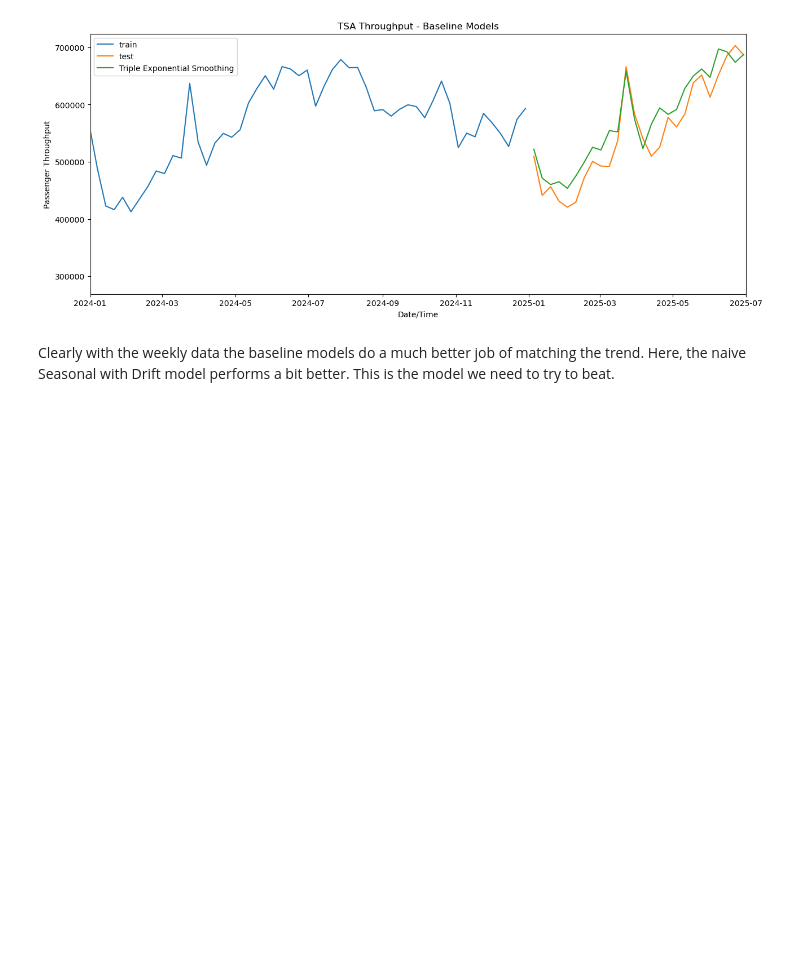
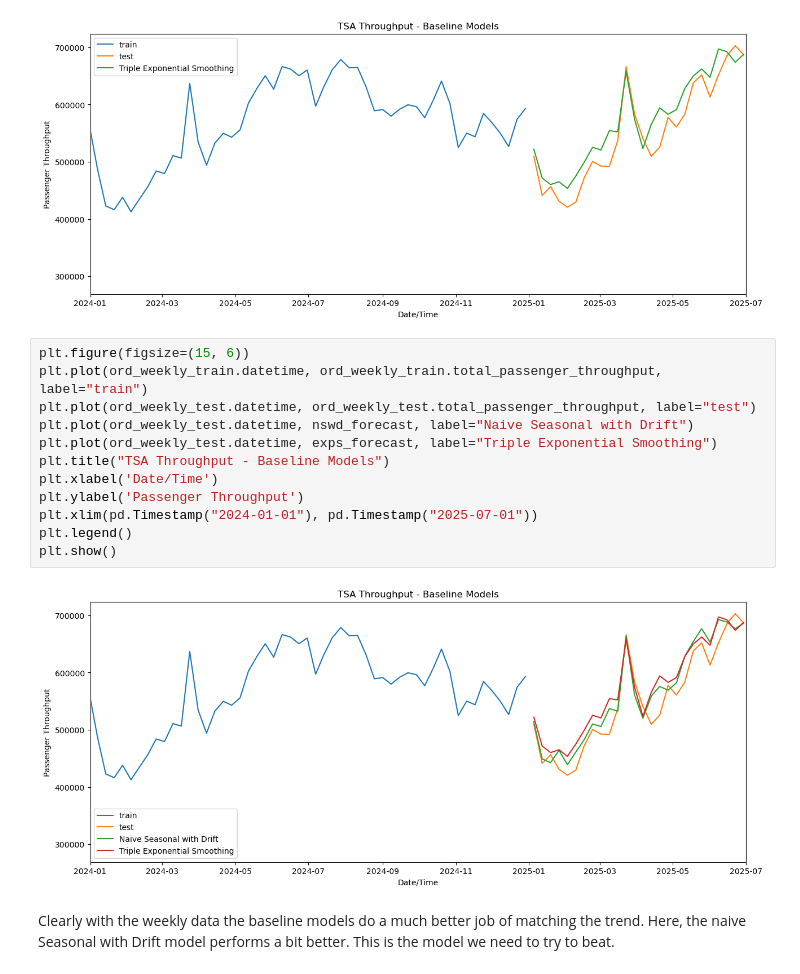
Before and after one commit to Erdos-Projects/spring-2026-busy-airports, a Jupyter notebook: busy_airports.ipynb, the cells around one changed output. Drawn from its saved outputs; the diff is of its cells as text; blank space fills up the shorter version.

Commit message:
updated baseline plot for weekly data

```diff
--- a/busy_airports.ipynb
+++ b/busy_airports.ipynb
@@ -308,5 +308,19 @@ Triple Exponential Smoothing:
   MAPE: 5.15%
   RMSE: 32,429
 [figure]
+# %%
+plt.figure(figsize=(15, 6))
+plt.plot(ord_weekly_train.datetime, ord_weekly_train.total_passenger_throughput, label="train")
+plt.plot(ord_weekly_test.datetime, ord_weekly_test.total_passenger_throughput, label="test")
+plt.plot(ord_weekly_test.datetime, nswd_forecast, label="Naive Seasonal with Drift")
+plt.plot(ord_weekly_test.datetime, exps_forecast, label="Triple Exponential Smoothing")
+plt.title("TSA Throughput - Baseline Models")
+plt.xlabel('Date/Time')
+plt.ylabel('Passenger Throughput')
+plt.xlim(pd.Timestamp("2024-01-01"), pd.Timestamp("2025-07-01"))
+plt.legend()
+plt.show()
+# %% [output]
+[figure, added]
 # %% [markdown]
 Clearly with the weekly data the baseline models do a much better job of matching the trend. Here, the naive Seasonal with Drift model performs a bit better. This is the model we need to try to beat.
```
Also changed, not shown: 2 other files.
